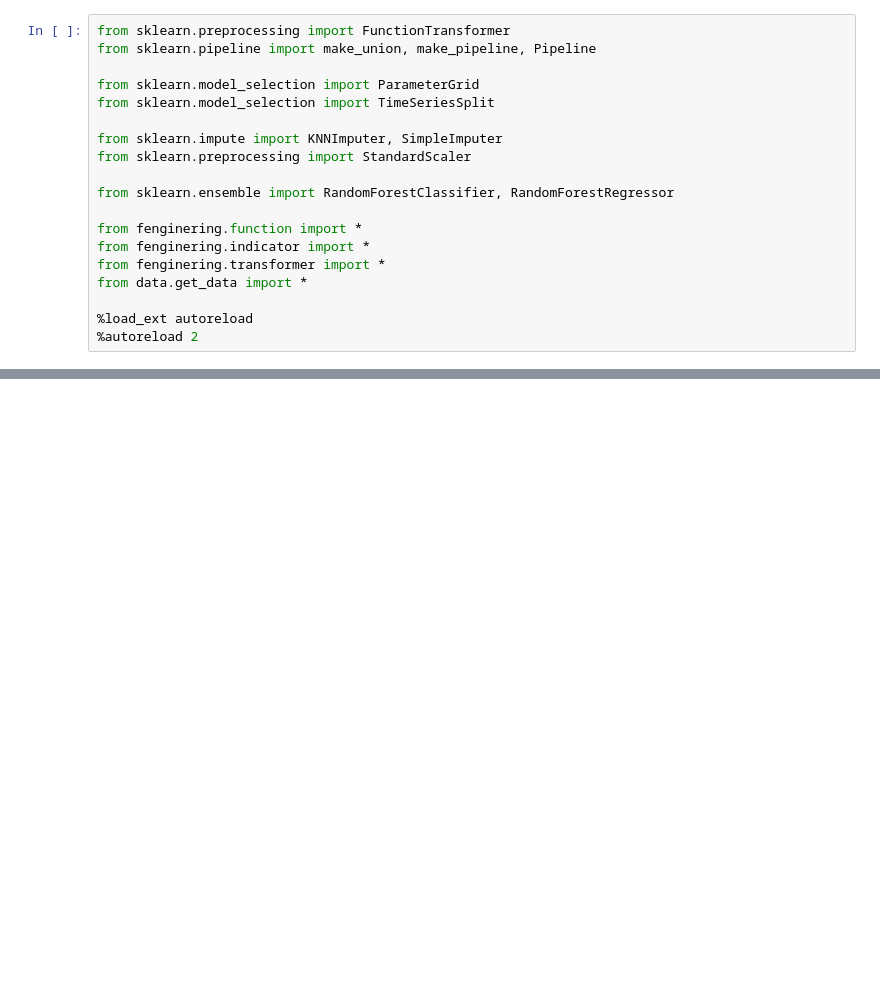
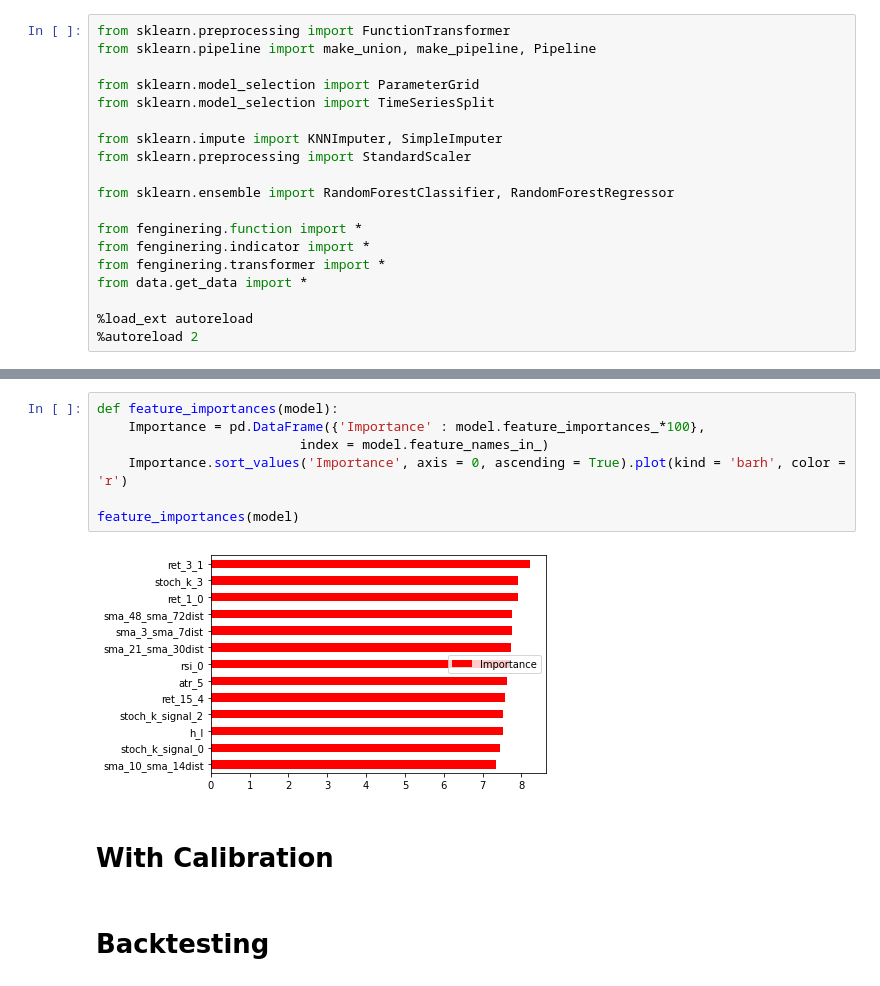
Before and after one commit to cedTrad/MachineLearning_Trading, a Jupyter notebook: Strategy.ipynb, the cells around one changed output, grey strips where cells are left out. Cells and saved outputs as stored; diff of their text form; blank space fills up the shorter version.

```diff
--- a/Strategy.ipynb
+++ b/Strategy.ipynb
@@ -168,0 +191,13 @@ Indicators.fit_transform(data)
+# %%
+def feature_importances(model):
+    Importance = pd.DataFrame({'Importance' : model.feature_importances_*100},
+                          index = model.feature_names_in_)
+    Importance.sort_values('Importance', axis = 0, ascending = True).plot(kind = 'barh', color = 'r')
+
+feature_importances(model)
+# %% [output]
+[figure, added]
+# %% [markdown]
+# With Calibration
+# %% [markdown]
+# Backtesting
```
Also changed, not shown: parts of 35 cells of this notebook, 15 other files.
